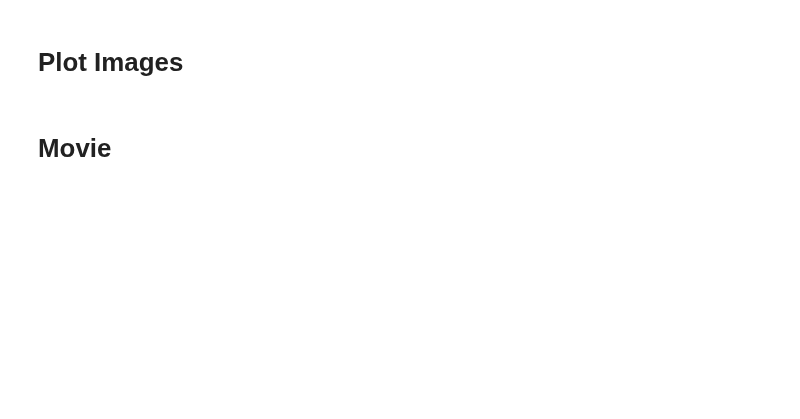
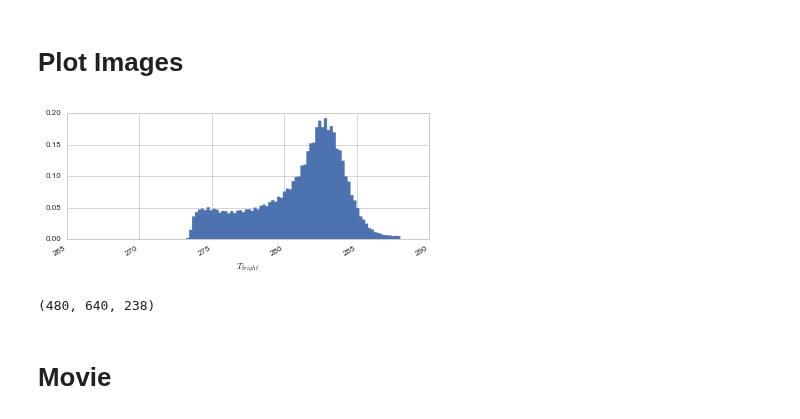
Before and after one commit to klapo/TurbulenceFeedbacks, a Jupyter notebook: TF.SNQ.IR_Flights_Movie.ipynb, the cells around one changed output. Drawn from its saved outputs; the diff is of its cells as text; code cells hidden in the pictures; blank space fills up the shorter version.

```diff
--- a/TF.SNQ.IR_Flights_Movie.ipynb
+++ b/TF.SNQ.IR_Flights_Movie.ipynb
@@ -241,3 +256,11 @@ Coordinates:
+# %%
+finalData = np.ones_like(binDataOut)
+for j in np.arange(numFrames):
+    finalData[:, :, j] = (binDataOut[:, :, j] / 250 + 194)
+mask = np.ones(numFrames, dtype=bool)
+mask[[nandex.astype(int)]] = False
+finalData = finalData[:, :, mask]
+# brightTemp_Flight = xr.DataArray(binDataOut)
 # %% [markdown]
 # Plot Images
 # %%
@@ -280,4 +303,20 @@ for j in np.arange(numFrames):
     plt.close(fig)
+# %%
+# Histogram of all IR images
+fig, ax = plt.subplots(1, 1, figsize=(6.5, 2.5))
+cspace = np.linspace(268, 288, 100)
+ax.hist(finalData[:, :, 180:200].flatten(), bins=cspace, normed=True,
+       fill=True, histtype='step')
+# ax.set_xlim(-5, 15)
+ax.set_xlabel('$T_{bright}$')
+fig.autofmt_xdate()
+fig.savefig('IR.AllImages.hist.pdf')
+# %% [output]
+[figure, added]
+# %%
+finalData.shape
+# %% [output]
+(480, 640, 238)
 # %% [markdown]
 # Movie
 # %%
```
Also changed, not shown: parts of 10 cells of this notebook, 1 other file.
